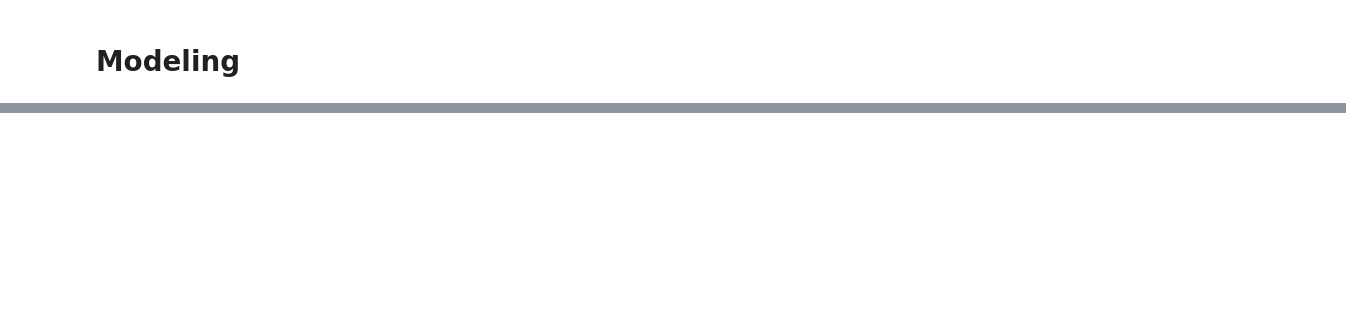
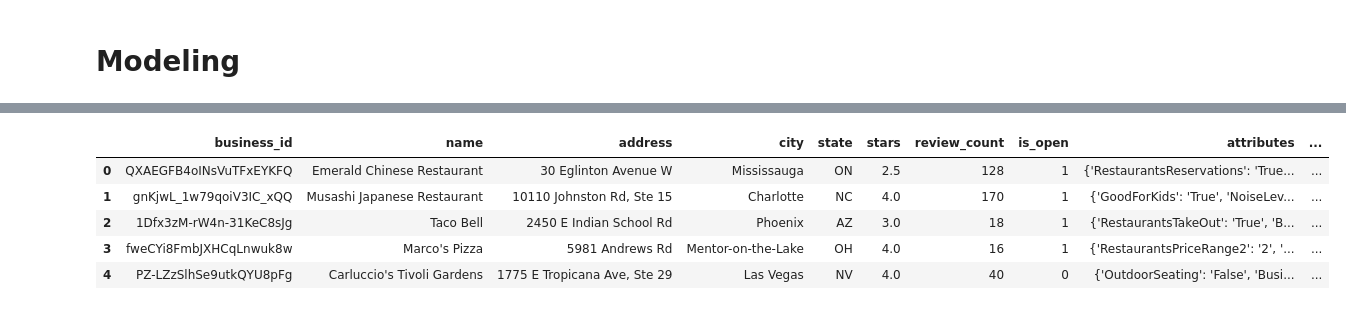
Before and after one commit to kylievo/yelp_reviews, a Jupyter notebook: Analysis.ipynb, the cells around one changed output, grey strips where cells are left out. Drawn from its saved outputs; the diff is of its cells as text; code cells hidden in the pictures; blank space fills up the shorter version.

```diff
--- a/Analysis.ipynb
+++ b/Analysis.ipynb
@@ -129,0 +141,9 @@ classifier.predict_proba(vtrain)
+# %%
+rest_biz_csvTOpd.head()
+# %% [output]
+|  | business_id | name | address | city | state | stars | review_count | is_open | attributes | ... |
+| 0 | QXAEGFB4oINsVuTFxEYKFQ | Emerald Chinese Restaurant | 30 Eglinton Avenue W | Mississauga | ON | 2.5 | 128 | 1 | {'RestaurantsReservations': 'True... | ... |
+| 1 | gnKjwL_1w79qoiV3IC_xQQ | Musashi Japanese Restaurant | 10110 Johnston Rd, Ste 15 | Charlotte | NC | 4.0 | 170 | 1 | {'GoodForKids': 'True', 'NoiseLev... | ... |
+| 2 | 1Dfx3zM-rW4n-31KeC8sJg | Taco Bell | 2450 E Indian School Rd | Phoenix | AZ | 3.0 | 18 | 1 | {'RestaurantsTakeOut': 'True', 'B... | ... |
+| 3 | fweCYi8FmbJXHCqLnwuk8w | Marco's Pizza | 5981 Andrews Rd | Mentor-on-the-Lake | OH | 4.0 | 16 | 1 | {'RestaurantsPriceRange2': '2', '... | ... |
+| 4 | PZ-LZzSlhSe9utkQYU8pFg | Carluccio's Tivoli Gardens | 1775 E Tropicana Ave, Ste 29 | Las Vegas | NV | 4.0 | 40 | 0 | {'OutdoorSeating': 'False', 'Busi... | ... |
```
Also changed, not shown: parts of 6 cells of this notebook.
